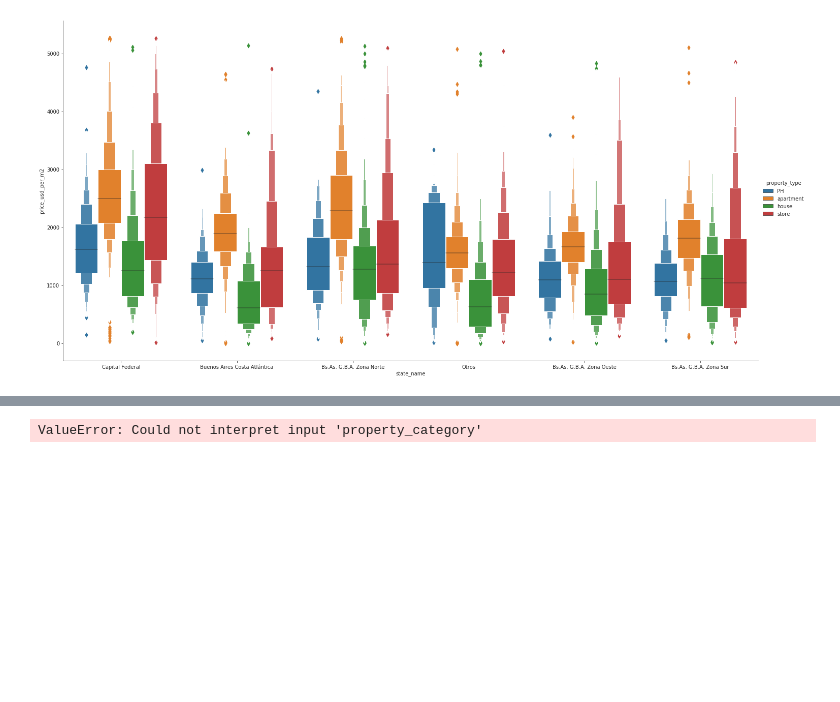
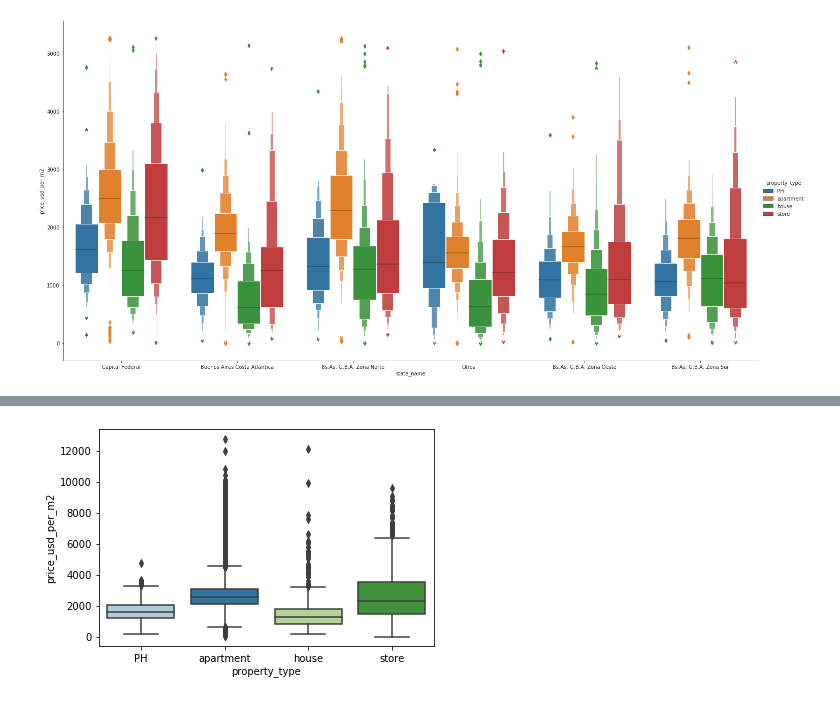
Before and after one commit to gp34446/desafio_ds, a Jupyter notebook: Desafio1.ipynb, the cells around one changed output, grey strips where cells are left out. Cells and saved outputs as stored; diff of their text form; code cells hidden in the pictures; blank space fills up the shorter version.

```diff
--- a/Desafio1.ipynb
+++ b/Desafio1.ipynb
@@ -132,6 +145,8 @@ with sns.axes_style(style='ticks'):
 # %%
-mask_capfed = data['state_name'] == 'Capital Federal'
+# Analizamos el precio vs el tipo de propiedad en capital federal
+mask_capfed = (data['state_name'] == 'Capital Federal') &(data['price_usd_per_m2'] < 15000)
 data_cap_fed_not_outl = data.loc[mask_capfed]
-sns.boxplot(x="property_category", y="price_corregido", data=data_cap_fed_not_outl, palette='Paired')
+sns.boxplot(x="property_type", y="price_usd_per_m2", data=data_cap_fed_not_outl, palette='Paired')
+plt.show()
 # %% [output]
-ValueError: Could not interpret input 'property_category'
+[figure, added]
```
Also changed, not shown: parts of 3 cells of this notebook.
